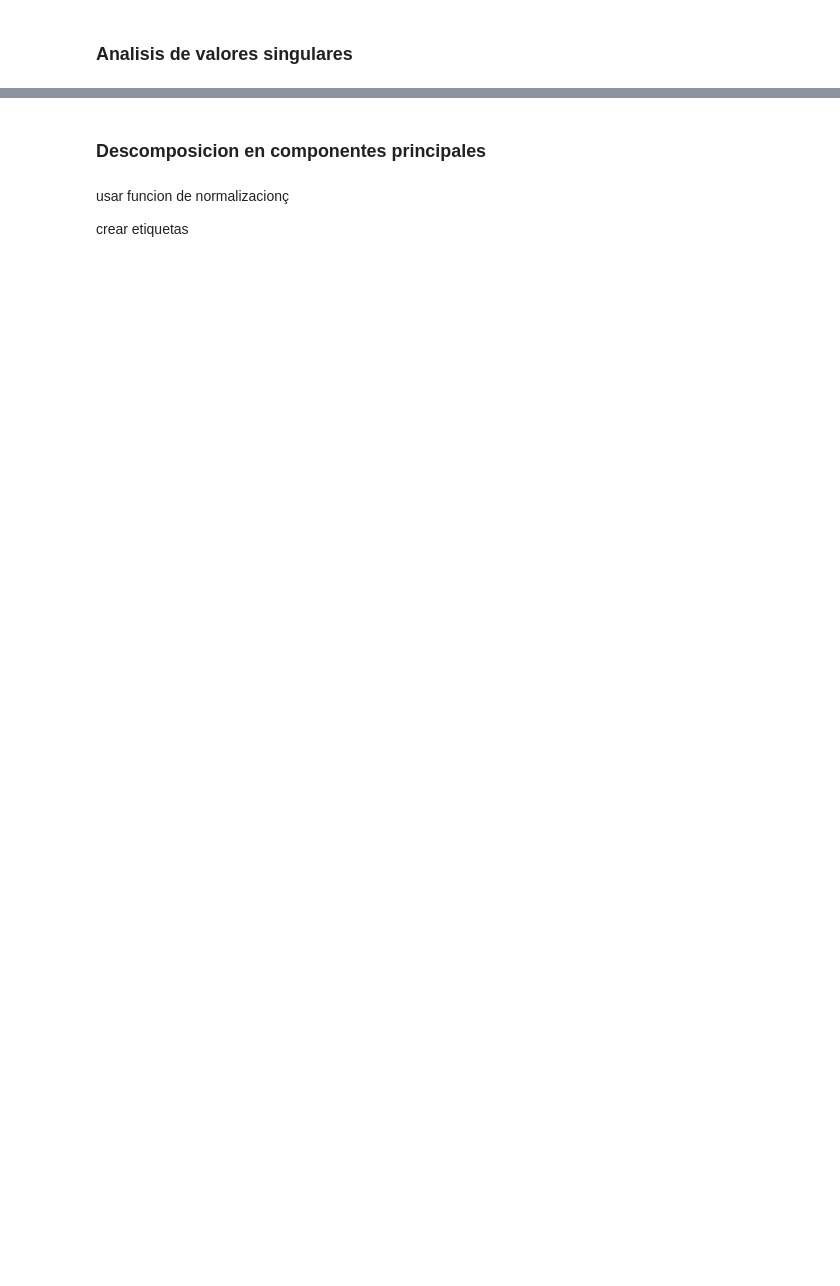
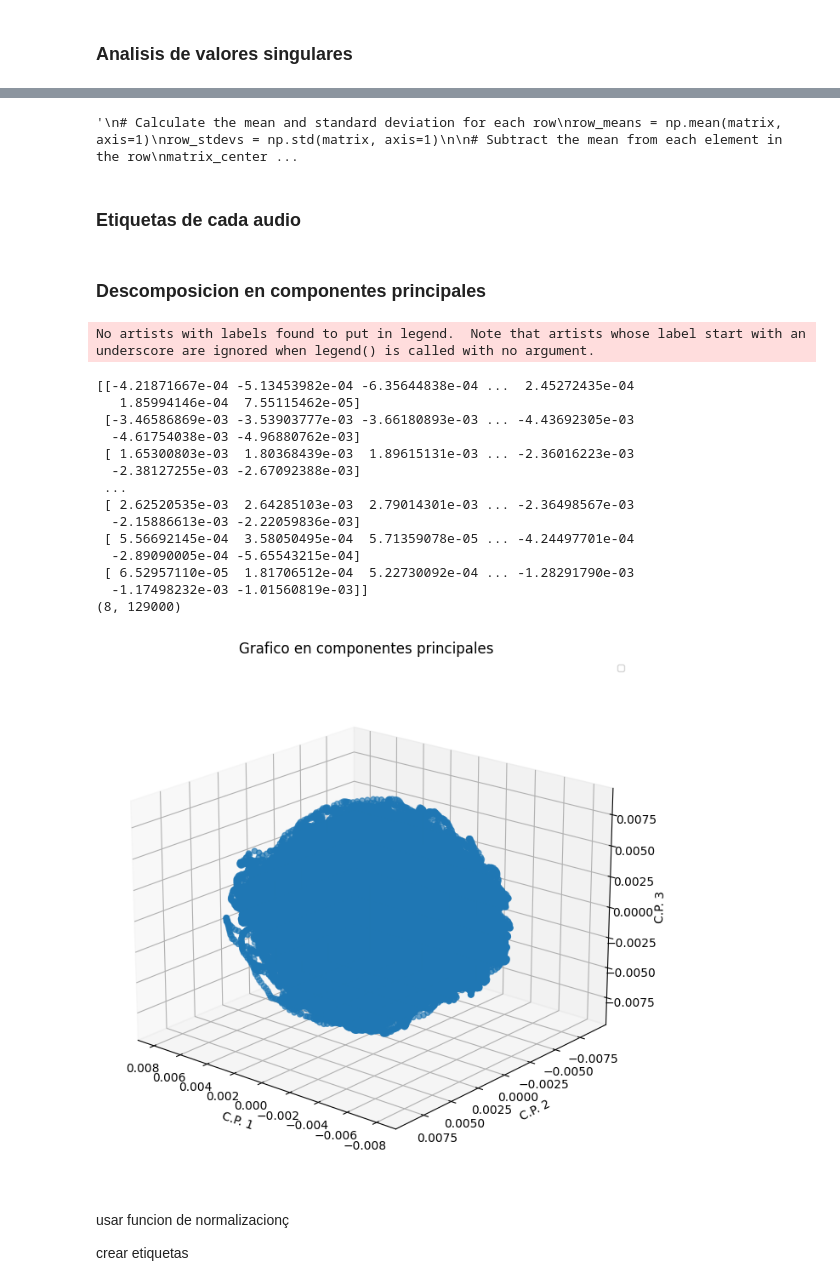
Before and after one commit to m16u3lll/ML, a Jupyter notebook: audiosv1.ipynb, the cells around one changed output, grey strips where cells are left out. Drawn from its saved outputs; the diff is of its cells as text; code cells hidden in the pictures; blank space fills up the shorter version.

```diff
--- a/audiosv1.ipynb
+++ b/audiosv1.ipynb
@@ -86,0 +101,21 @@ ax2.plot(np.cumsum(S)/np.sum(S),'-o',color='b')
+# %%
+'''
+# Calculate the mean and standard deviation for each row
+row_means = np.mean(matrix, axis=1)
+row_stdevs = np.std(matrix, axis=1)
+
+# Subtract the mean from each element in the row
+matrix_centered = matrix - row_means.reshape(-1, 1)
+
+# Divide each element in the row by the standard deviation
+matrix_zscored = matrix_centered / row_stdevs.reshape(-1, 1)
+
+print(matrix_zscored)
+'''
+# %% [output]
+'\n# Calculate the mean and standard deviation for each row\nrow_means = np.mean(matrix, axis=1)\nrow_stdevs = np.std(matrix, axis=1)\n\n# Subtract the mean from each element in the row\nmatrix_center ...
+# %%
+scaler = SS()
+Nmatrix = scaler.fit_transform(matrix)
+# %% [markdown]
+### Etiquetas de cada audio
@@ -87,5 +128,51 @@ ax2.plot(np.cumsum(S)/np.sum(S),'-o',color='b')
 # %% [markdown]
 ### Descomposicion en componentes principales
+# %%
+pca=PCA(8)
+pca.fit(Nmatrix)
+print(pca.components_)
+print(pca.components_.shape)
+
+
+# VERSION PRIMITIVA DE PCA
+fig0=plt.figure(figsize=(33, 8))
+ax=fig0.add_subplot(111,projection='3d',title='Grafico en componentes principales')
+
+x=pca.components_[0]
+y=pca.components_[1]
+z=pca.components_[2]
+
+
+ax.scatter(x,y,z,marker='o')
+
+ax.legend(loc='upper right',ncols=2,fontsize=7,markerscale=0.7)
+ax.set_xlabel('C.P. 1')
+ax.set_ylabel('C.P. 2')
+ax.set_zlabel('C.P. 3')
+
+
+#for angle in range(0,360):
+ax.view_init(20,130 )
+#plt.draw()
+#plt.pause(.01)
+plt.show()
+# %% [output]
+No artists with labels found to put in legend.  Note that artists whose label start with an underscore are ignored when legend() is called with no argument.
+[[-4.21871667e-04 -5.13453982e-04 -6.35644838e-04 ...  2.45272435e-04
+   1.85994146e-04  7.55115462e-05]
+ [-3.46586869e-03 -3.53903777e-03 -3.66180893e-03 ... -4.43692305e-03
+  -4.61754038e-03 -4.96880762e-03]
+ [ 1.65300803e-03  1.80368439e-03  1.89615131e-03 ... -2.36016223e-03
+  -2.38127255e-03 -2.67092388e-03]
+ ...
+ [ 2.62520535e-03  2.64285103e-03  2.79014301e-03 ... -2.36498567e-03
+  -2.15886613e-03 -2.22059836e-03]
+ [ 5.56692145e-04  3.58050495e-04  5.71359078e-05 ... -4.24497701e-04
+  -2.89090005e-04 -5.65543215e-04]
+ [ 6.52957110e-05  1.81706512e-04  5.22730092e-04 ... -1.28291790e-03
+  -1.17498232e-03 -1.01560819e-03]]
+(8, 129000)
+[figure, added]
 # %% [markdown]
 usar funcion de normalizacionç
 
```
Also changed, not shown: parts of 7 cells of this notebook.
